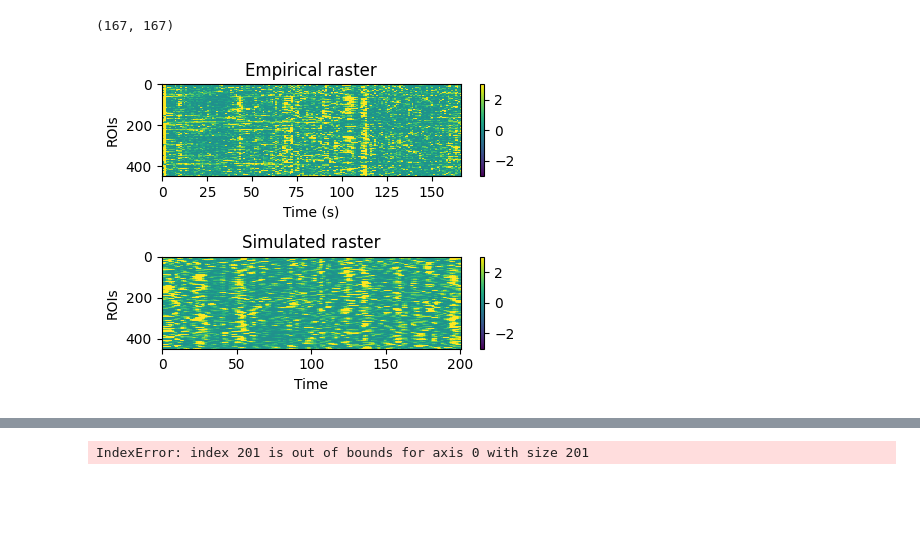
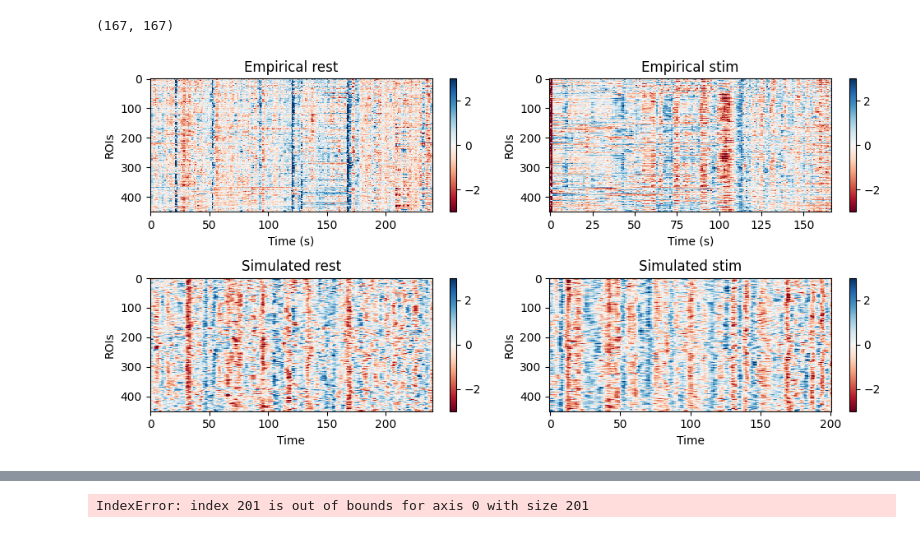
Before and after one commit to grabuffo/BrainStim_ANN_fMRI_HCP, a Jupyter notebook: notebooks/TMS_fMRI_ANN_Simulate_Sessions_dataset_simulated.ipynb, the cells around one changed output, grey strips where cells are left out. Drawn from its saved outputs; the diff is of its cells as text; code cells hidden in the pictures; blank space fills up the shorter version.

```diff
--- a/notebooks/TMS_fMRI_ANN_Simulate_Sessions_dataset_simulated.ipynb
+++ b/notebooks/TMS_fMRI_ANN_Simulate_Sessions_dataset_simulated.ipynb
@@ -97,7 +91,7 @@ N = 450
 
 TR_MODEL = 2.0          # model step in seconds (trained on rest TR=2s)
 BURN_IN = 50           # steps (not saved)
-NOISE_SIGMA = 0.03      # z-scored units
+NOISE_SIGMA = 0.5      # z-scored units
 STIM_AMP = 5          # z-scored units
 
 MAP_MODE = "round"      # "round" | "floor" | "ceil" for mapping onset_s -> model steps
@@ -119,11 +113,11 @@ W = np.exp(-(D ** 2) / (2.0 * (RHO_MM ** 2))).astype(np.float32)
 
 # Normalization choice:
 # Option A (recommended): L2-normalize each target profile so "energy" is constant across targets
-W /= (np.linalg.norm(W, axis=1, keepdims=True) + 1e-8)
+#W /= (np.linalg.norm(W, axis=1, keepdims=True) + 1e-8)
 
 # Also ensure target gets max weight ~ 1 after normalization? (optional)
 # If you want target weight to be exactly 1, uncomment:
-# W /= (W[np.arange(N), np.arange(N)][:, None] + 1e-8)
+W /= (W[np.arange(N), np.arange(N)][:, None] + 1e-8)
 
 print("Loaded distance matrix:", D.min(), "to", D.max(), "mm")
 print("W shape:", W.shape, "| example target profile stats:",
@@ -324,7 +317,6 @@ weights_only=True failed; using weights_only=False
 Reason: UnpicklingError('Weights only load failed. This file can still be loaded, to do so you have two options, \x1b[1mdo those steps only if you trust the source of the checkpoint\x1b[0m. \n\t(1) In ...
 Model ready.
 # %%
-
 # =========================
 # 7) Build dataset_simulated
 # =========================
@@ -358,6 +350,12 @@ for sub_id, sub_data in dataset_emp.items():
                 "n_steps_model": int(n_steps),
                 **meta_sim
             })
+
+            md_out["stim_kernel"] = "gaussian"
+            md_out["rho_mm"] = float(RHO_MM)
+            md_out["dist_matrix_path"] = DIST_PATH
+            md_out["stim_profile_normalization"] = "L2"
+
 
             dataset_sim[sub_id]["task-rest"][int(run_idx)] = {
                 "time series": sim_ts,
@@ -393,7 +391,7 @@ for sub_id, sub_data in dataset_emp.items():
 
             init_window = ts_emp[:S].copy()
             sim_ts, meta_sim = simulate_run(model, init_window, n_steps,
-                                            stim_steps=stim_steps, target_idx=target_idx)
+                                            stim_steps=stim_steps, target_idx=target_idx, W=W)
 
             md_out = dict(md_emp)
             md_out.update({
@@ -485,21 +490,37 @@ dFC_emp.shape
 (167, 167)
 # %%
 import matplotlib.pyplot as plt
-plt.figure(figsize=(4.6,3.6))
-plt.subplot(2,1,1)
-plt.title('Empirical raster')
-plt.imshow((stats.zscore(emp,axis=0)**2).T,aspect='auto',vmin=-3,vmax=3,cmap='viridis',interpolation='nearest')
+plt.figure(figsize=(10,5))
+plt.subplot(2,2,1)
+plt.title('Empirical rest')
+plt.imshow(stats.zscore(emp_rest,axis=0).T,aspect='auto',vmin=-3,vmax=3,cmap='RdBu',interpolation='nearest')
 plt.colorbar()
 plt.xlabel('Time (s)')
 plt.ylabel('ROIs')
-plt.subplot(2,1,2)
-plt.title('Simulated raster')
-plt.imshow((stats.zscore(sim,axis=0)**2).T,aspect='auto',vmin=-3,vmax=3,cmap='viridis',interpolation='nearest')
+
+plt.subplot(2,2,2)
+plt.title('Empirical stim')
+plt.imshow(stats.zscore(emp_stim,axis=0).T,aspect='auto',vmin=-3,vmax=3,cmap='RdBu',interpolation='nearest')
+plt.colorbar()
+plt.xlabel('Time (s)')
+plt.ylabel('ROIs')
+
+plt.subplot(2,2,3)
+plt.title('Simulated rest')
+plt.imshow(stats.zscore(sim_rest,axis=0).T,aspect='auto',vmin=-3,vmax=3,cmap='RdBu',interpolation='nearest')
 plt.colorbar()
 plt.xlabel('Time')
 plt.ylabel('ROIs')
+
+plt.subplot(2,2,4)
+plt.title('Simulated stim')
+plt.imshow(stats.zscore(sim_stim,axis=0).T,aspect='auto',vmin=-3,vmax=3,cmap='RdBu',interpolation='nearest')
+plt.colorbar()
+plt.xlabel('Time')
+plt.ylabel('ROIs')
+
 #plt.axis('off')
 plt.tight_layout()
 plt.show()
 # %% [output]
-[figure, old version]
+[figure, new version]
```
Also changed, not shown: parts of 15 cells of this notebook.
